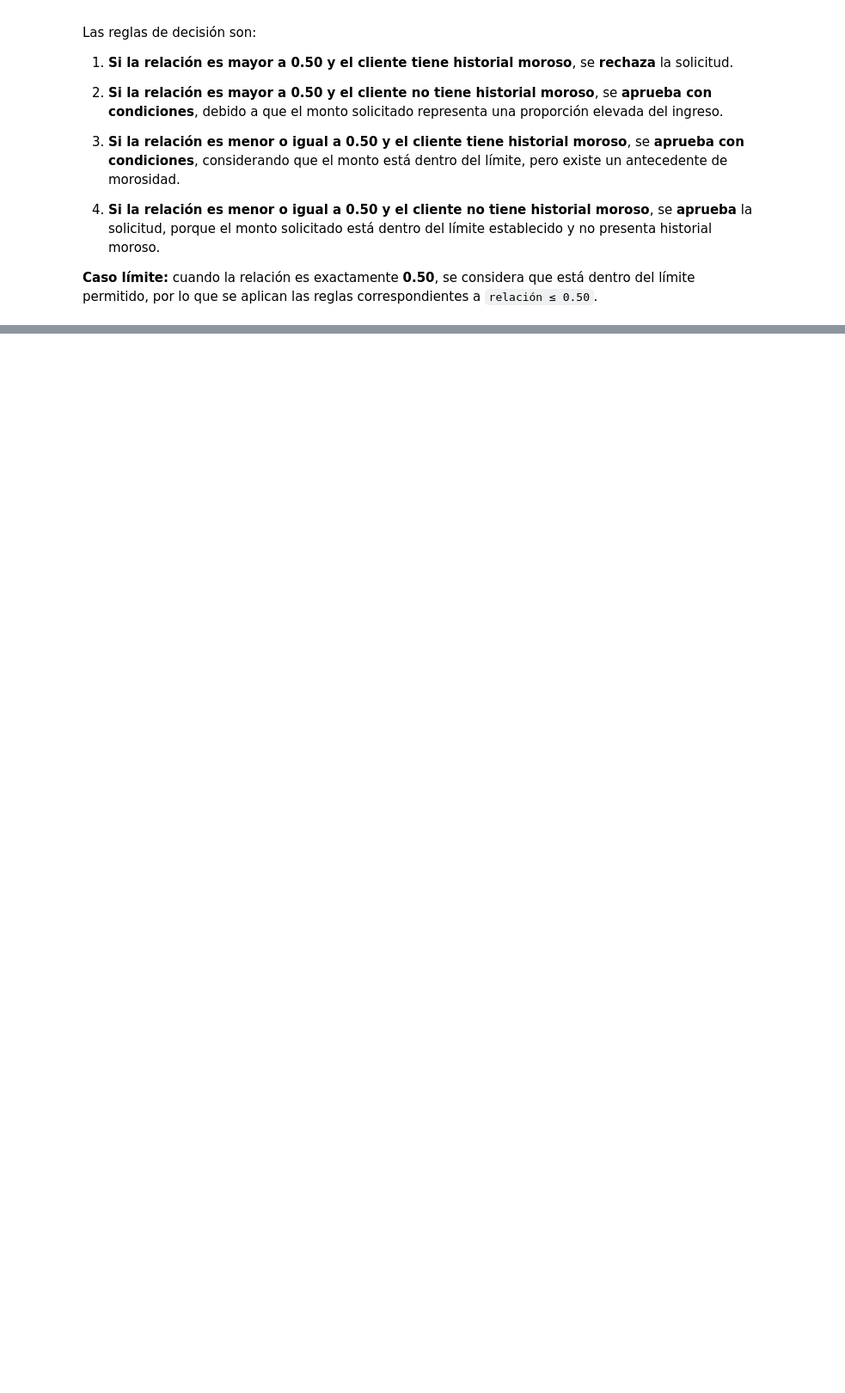
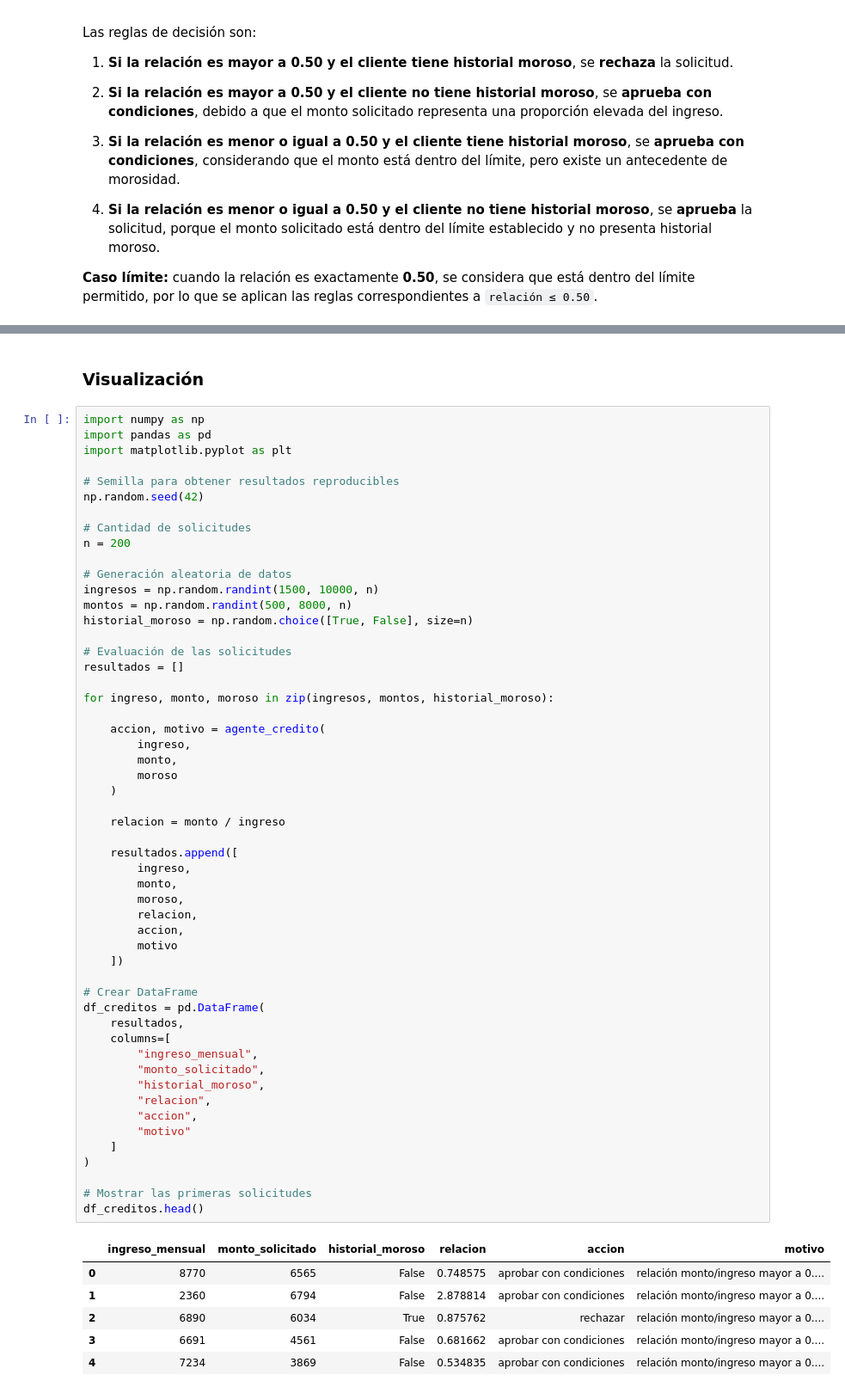
Before and after one commit to danieljeri27-netizen/IS484-Practica001-18-Jeri, a Jupyter notebook: Ejercicio1_Credito_Jeri.ipynb, the cells around one changed output, grey strips where cells are left out. Shown at 86% size. Saved outputs shown, nothing was run; the diff lists cells and outputs as text; blank space fills up the shorter version.

```diff
--- a/Ejercicio1_Credito_Jeri.ipynb
+++ b/Ejercicio1_Credito_Jeri.ipynb
@@ -51,0 +93,62 @@ Las reglas de decisión son:
+# %% [markdown]
+### Visualización
+# %%
+import numpy as np
+import pandas as pd
+import matplotlib.pyplot as plt
+
+# Semilla para obtener resultados reproducibles
+np.random.seed(42)
+
+# Cantidad de solicitudes
+n = 200
+
+# Generación aleatoria de datos
+ingresos = np.random.randint(1500, 10000, n)
+montos = np.random.randint(500, 8000, n)
+historial_moroso = np.random.choice([True, False], size=n)
+
+# Evaluación de las solicitudes
+resultados = []
+
+for ingreso, monto, moroso in zip(ingresos, montos, historial_moroso):
+
+    accion, motivo = agente_credito(
+        ingreso,
+        monto,
+        moroso
+    )
+
+    relacion = monto / ingreso
+
+    resultados.append([
+        ingreso,
+        monto,
+        moroso,
+        relacion,
+        accion,
+        motivo
+    ])
+
+# Crear DataFrame
+df_creditos = pd.DataFrame(
+    resultados,
+    columns=[
+        "ingreso_mensual",
+        "monto_solicitado",
+        "historial_moroso",
+        "relacion",
+        "accion",
+        "motivo"
+    ]
+)
+
+# Mostrar las primeras solicitudes
+df_creditos.head()
+# %% [output]
+|  | ingreso_mensual | monto_solicitado | historial_moroso | relacion | accion | motivo |
+| 0 | 8770 | 6565 | False | 0.748575 | aprobar con condiciones | relación monto/ingreso mayor a 0.... |
+| 1 | 2360 | 6794 | False | 2.878814 | aprobar con condiciones | relación monto/ingreso mayor a 0.... |
+| 2 | 6890 | 6034 | True | 0.875762 | rechazar | relación monto/ingreso mayor a 0.... |
+| 3 | 6691 | 4561 | False | 0.681662 | aprobar con condiciones | relación monto/ingreso mayor a 0.... |
+| 4 | 7234 | 3869 | False | 0.534835 | aprobar con condiciones | relación monto/ingreso mayor a 0.... |
```
Also changed, not shown: parts of 6 cells of this notebook, 1 other file.
